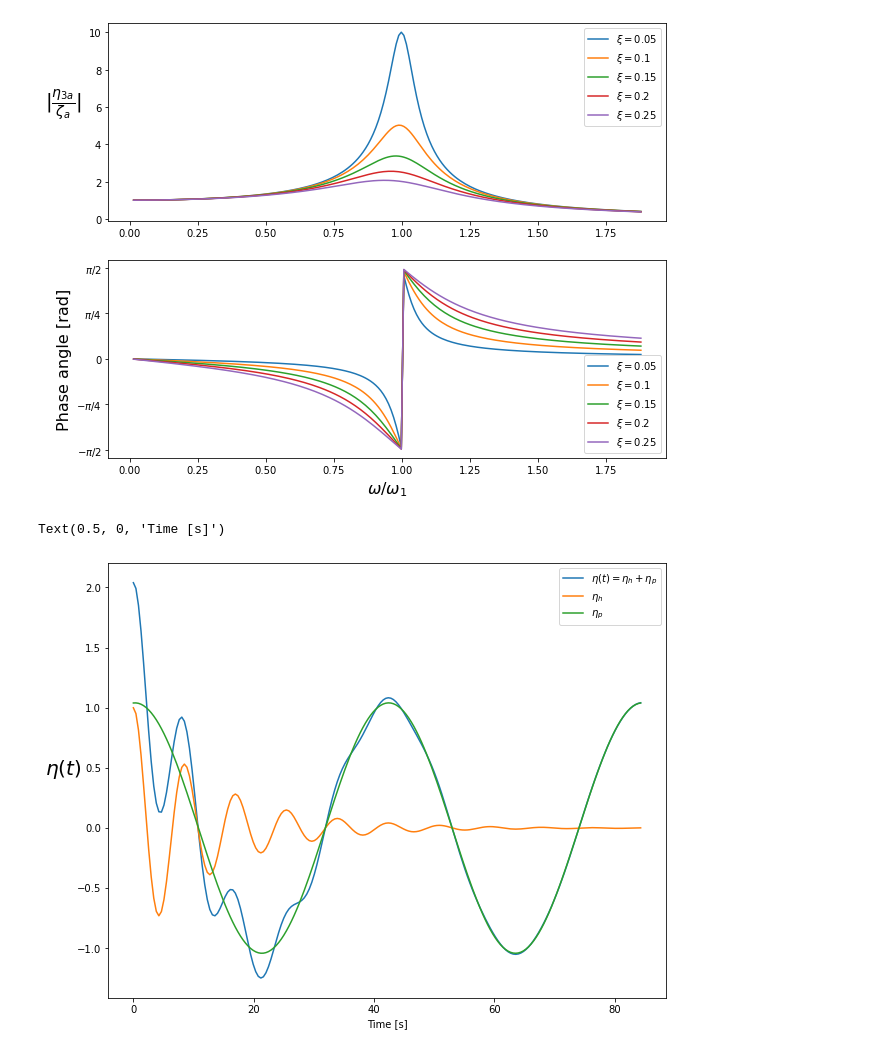
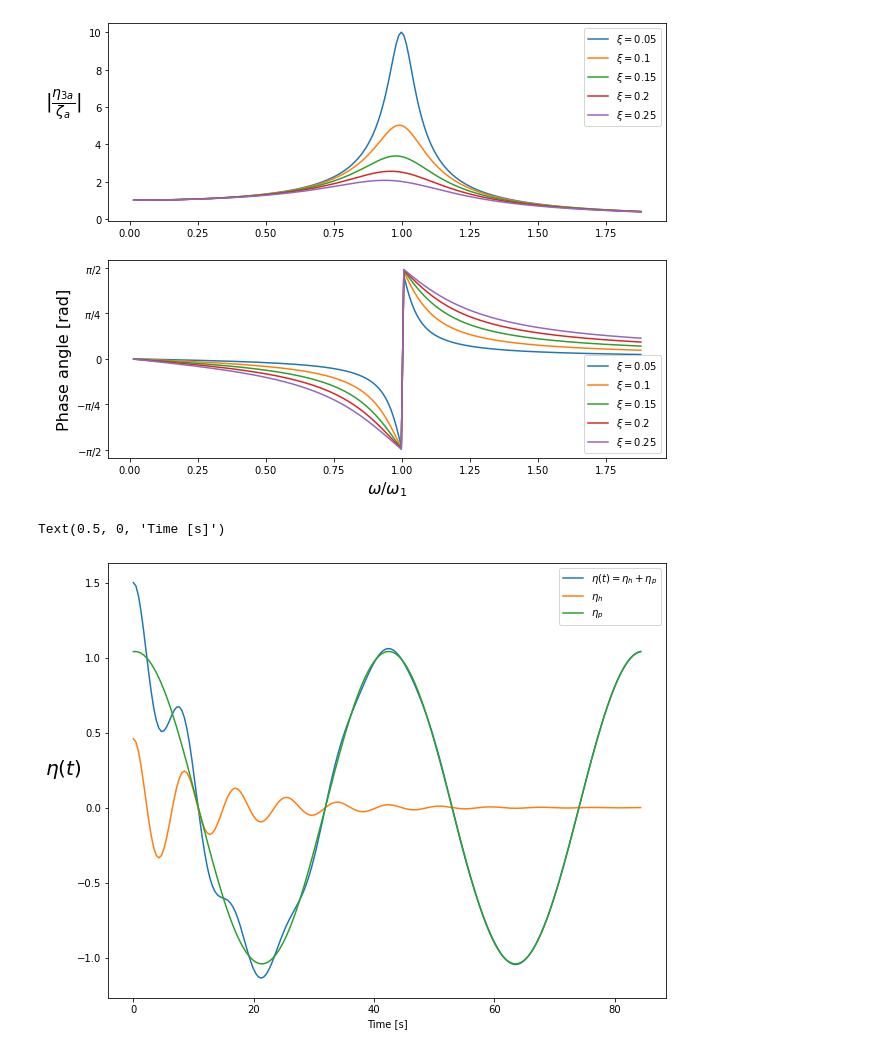
Before and after one commit to hydrodavid/tmr4247, a Jupyter notebook: Lecture_6.ipynb, the cells around one changed output. Cells and saved outputs as stored; diff of their text form; code cells hidden in the pictures.

```diff
--- a/Lecture_6.ipynb
+++ b/Lecture_6.ipynb
@@ -295,10 +300,16 @@ ax2.legend()
 [figure]
 # %%
 # Let us have a look at the solution in time domain for a given damping ratio
+# Dynamic equation:
+# m*eta_ddot + b*eta_dot + c*eta = F(t)
 
-A0 = 1.0 # [m] Initial position
+A0 = 1.5 # [m] Initial position
 B0 = 0.0 # [m/s] Initial velocity
 xi = 0.1 # damping ratio
+
+# Initial conditions:
+# eta(0) = eta_h(0) + eta_p(0) = A0
+# dot_eta(0) = dot_eta_h(0) + dot_eta_p(0) = B0
 
 # External force
 Fe = 1.0e7       # External force amplitude
@@ -309,42 +320,36 @@ Tf = 2*np.pi/omg # Load-cycle period
 b = xi*bcrit
 
 # Damped natural frequency
 omg1 = omg0*np.sqrt(1.0-xi**2)
 
 
-#eta_h = np.exp(-alpha*t)*A0*np.cos(omg1*t)+B0*np.sin(omg1*t)
-#eta_h(0) = A0
-#deta_hdt = -alpha*np.exp(-alpha*t)*(A0*np.cos(omg1*t)+B0*np.sin(omg1*t)) + omg1*np.exp(-alpha*t)*(-A0*np.sin(omg1*t)+B0*np.cos(omg1*t))
-# B0=(u0+alpha*eta_A0)/omg1
-#eta_h = A0*np.cos(omg1*t)+(B0+alpha*A0)/omg1*np.sin(omg1*t)
-
-
-
 # Particular solution:
 A_p = Fe/np.sqrt((k-m*omg**2)**2 + (omg*b)**2)
 eps = -np.arctan((omg*b)/(k-m*omg**2))
 eta_p = lambda t: A_p*np.cos(omg*t+eps)
+deta_p0 = -omg*A_p*np.sin(eps)
 
 # Homogeneous solution:
 alpha = xi*omg0
 delta = -np.arctan(xi*omg0/omg1)
-A0 = A0-eta_p(0)
-A = np.sqrt(A0**2 + ((B0+alpha*A0)/omg1)**2)
+eta_h0 = A0-eta_p(0)  # Subtract contribution from particular solution to initial position
+deta_h0 = B0-deta_p0  # Subtract contribution from particular solution to initial velocity
+A = np.sqrt(eta_h0**2 + ((deta_h0+alpha*eta_h0)/omg1)**2)
 eta_h = lambda t: A*np.exp(-alpha*t)*np.cos(omg1*t+delta)
 
 tvec = np.linspace(0, 2*Tf, 200) # Time vector from zero to 2x load period
 
+# Plot surface elevation:
 fig = plt.figure(figsize=(10,8))
 
-# Plot surface elevation:
 ax1 = fig.add_subplot(111)
 ax1.plot(tvec, eta_h(tvec) + eta_p(tvec), label=r'$\eta(t)=\eta_h+\eta_p$')
 ax1.plot(tvec, eta_h(tvec), label=r'$\eta_h$')
 ax1.plot(tvec, eta_p(tvec), label=r'$\eta_p$')
 ax1.legend()
 ax1.set_ylabel(r'$\eta(t)$', rotation=0, fontsize=20)
 ax1.yaxis.set_label_coords(-0.08, 0.5) # Adjust position of y-axis label
 ax1.set_xlabel('Time [s]')
 # %% [output]
 Text(0.5, 0, 'Time [s]')
-[figure, old version]
+[figure, new version]
```
Also changed, not shown: parts of 3 cells of this notebook.
